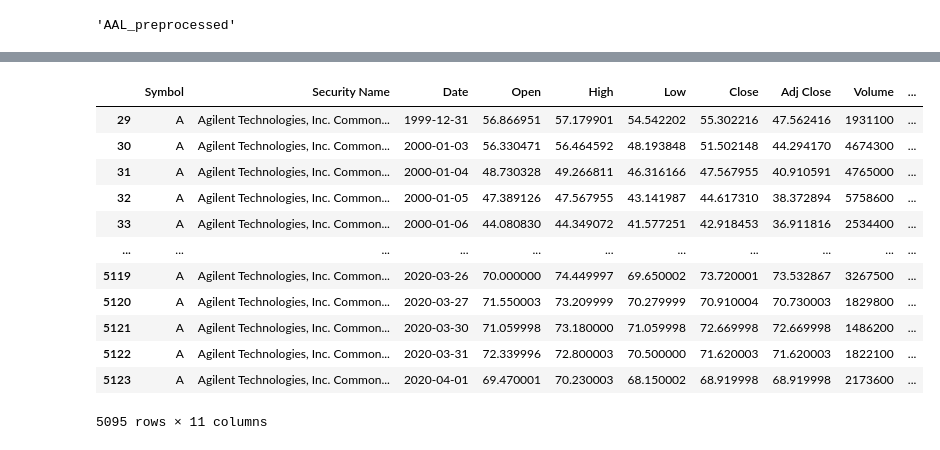
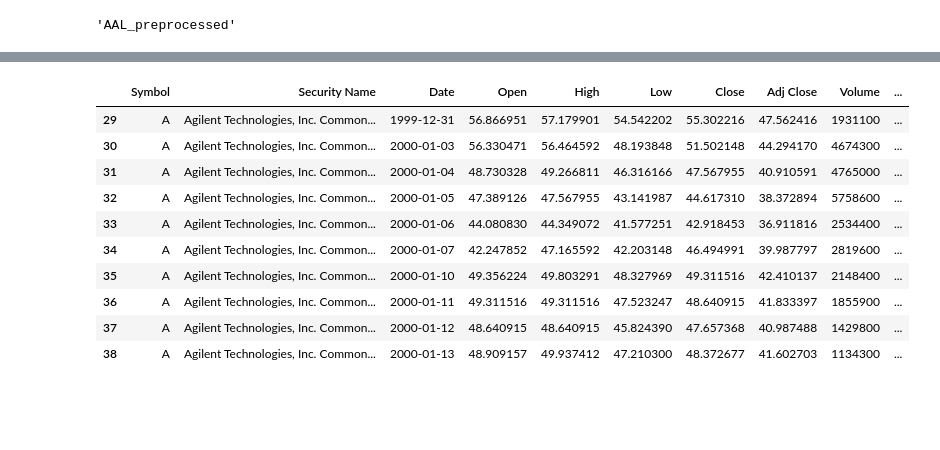
Before and after one commit to FelixQLe/ML_PIPELINE_AIRFLOW_SPARK_DOCKER, a Jupyter notebook: dags/utils/add_sym_sec_name.ipynb, the cells around one changed output, grey strips where cells are left out. Drawn from its saved outputs; the diff is of its cells as text; code cells hidden in the pictures; blank space fills up the shorter version.

```diff
--- a/dags/utils/add_sym_sec_name.ipynb
+++ b/dags/utils/add_sym_sec_name.ipynb
@@ -365,17 +392,15 @@ A_stocks.show(10)
 # %%
 import pandas as pd
-pd.read_parquet('../data/featuresAdded_stocks_etfs/A.parquet')
+pd.read_parquet('../data/featuresAdded_stocks_etfs/A.parquet').head(10)
 # %% [output]
 |  | Symbol | Security Name | Date | Open | High | Low | Close | Adj Close | Volume | ... |
 | 29 | A | Agilent Technologies, Inc. Common... | 1999-12-31 | 56.866951 | 57.179901 | 54.542202 | 55.302216 | 47.562416 | 1931100 | ... |
 | 30 | A | Agilent Technologies, Inc. Common... | 2000-01-03 | 56.330471 | 56.464592 | 48.193848 | 51.502148 | 44.294170 | 4674300 | ... |
 | 31 | A | Agilent Technologies, Inc. Common... | 2000-01-04 | 48.730328 | 49.266811 | 46.316166 | 47.567955 | 40.910591 | 4765000 | ... |
 | 32 | A | Agilent Technologies, Inc. Common... | 2000-01-05 | 47.389126 | 47.567955 | 43.141987 | 44.617310 | 38.372894 | 5758600 | ... |
 | 33 | A | Agilent Technologies, Inc. Common... | 2000-01-06 | 44.080830 | 44.349072 | 41.577251 | 42.918453 | 36.911816 | 2534400 | ... |
-| ... | ... | ... | ... | ... | ... | ... | ... | ... | ... | ... |
-| 5119 | A | Agilent Technologies, Inc. Common... | 2020-03-26 | 70.000000 | 74.449997 | 69.650002 | 73.720001 | 73.532867 | 3267500 | ... |
-| 5120 | A | Agilent Technologies, Inc. Common... | 2020-03-27 | 71.550003 | 73.209999 | 70.279999 | 70.910004 | 70.730003 | 1829800 | ... |
-| 5121 | A | Agilent Technologies, Inc. Common... | 2020-03-30 | 71.059998 | 73.180000 | 71.059998 | 72.669998 | 72.669998 | 1486200 | ... |
-| 5122 | A | Agilent Technologies, Inc. Common... | 2020-03-31 | 72.339996 | 72.800003 | 70.500000 | 71.620003 | 71.620003 | 1822100 | ... |
-| 5123 | A | Agilent Technologies, Inc. Common... | 2020-04-01 | 69.470001 | 70.230003 | 68.150002 | 68.919998 | 68.919998 | 2173600 | ... |
+| 34 | A | Agilent Technologies, Inc. Common... | 2000-01-07 | 42.247852 | 47.165592 | 42.203148 | 46.494991 | 39.987797 | 2819600 | ... |
+| 35 | A | Agilent Technologies, Inc. Common... | 2000-01-10 | 49.356224 | 49.803291 | 48.327969 | 49.311516 | 42.410137 | 2148400 | ... |
+| 36 | A | Agilent Technologies, Inc. Common... | 2000-01-11 | 49.311516 | 49.311516 | 47.523247 | 48.640915 | 41.833397 | 1855900 | ... |
+| 37 | A | Agilent Technologies, Inc. Common... | 2000-01-12 | 48.640915 | 48.640915 | 45.824390 | 47.657368 | 40.987488 | 1429800 | ... |
+| 38 | A | Agilent Technologies, Inc. Common... | 2000-01-13 | 48.909157 | 49.937412 | 47.210300 | 48.372677 | 41.602703 | 1134300 | ... |
-5095 rows × 11 columns
```
Also changed, not shown: parts of 10 cells of this notebook, 2 other files.
